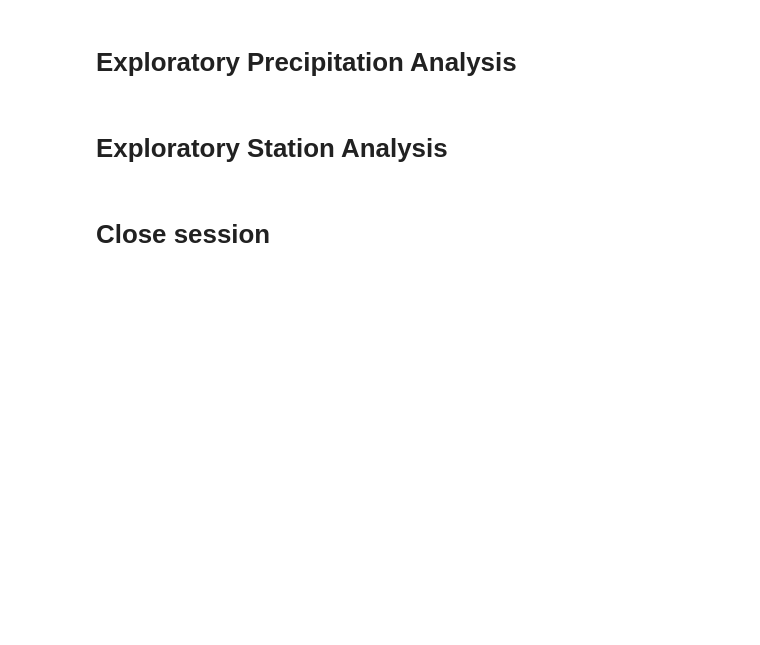
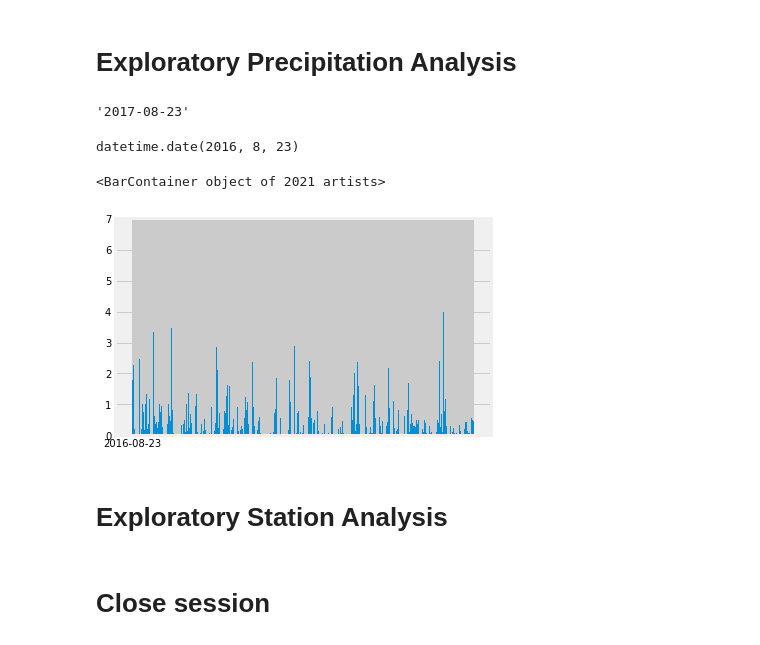
Before and after one commit to engeljason/sql_alchemy_playground, a Jupyter notebook: climate_analysis.ipynb, the cells around one changed output. Cells and saved outputs as stored; diff of their text form; code cells hidden in the pictures; blank space fills up the shorter version.

Commit message:
date queries and initial plot

```diff
--- a/climate_analysis.ipynb
+++ b/climate_analysis.ipynb
@@ -26,27 +30,40 @@ engine = create_engine(f"sqlite:///{resource_url}")
 # %%
 # Save references to each table
+Measurement = Base.classes.measurement
+Station = Base.classes.station
 # %%
 # Create our session (link) from Python to the DB
+session = Session(engine)
 # %% [markdown]
 # Exploratory Precipitation Analysis
 # %%
 # Find the most recent date in the data set.
+recent_dates = session.query(Measurement.date).order_by(Measurement.date.desc())
+last = recent_dates.first()[0]
+last
+# %% [output]
+'2017-08-23'
+# %%
+# Find when 12 months from most recent is
+last_date = dt.datetime.strptime(last, '%Y-%m-%d').date()
+delta = dateutil.relativedelta.relativedelta(months=-12)
+past = last_date+delta
+past
+# %% [output]
+datetime.date(2016, 8, 23)
 # %%
 # Design a query to retrieve the last 12 months of precipitation data and plot the results.
 # Starting from the most recent data point in the database.
+df = pd.read_sql(session.query(Measurement.date, Measurement.prcp).filter(Measurement.date >= past).statement, session.bind)\
+    .set_index('date')\
+        .dropna()\
+            .sort_index()
 
-# Calculate the date one year from the last date in data set.
-
-
-# Perform a query to retrieve the data and precipitation scores
-
-
-# Save the query results as a Pandas DataFrame and set the index to the date column
-
-
-# Sort the dataframe by date
-
-
+xticks=[date if i%(int(len(df.index)/10)) == 0 else '' for (i, date) in enumerate(df.index)]
 # Use Pandas Plotting with Matplotlib to plot the data
+plt.bar(x = df.index, height=df['prcp'], tick_label = xticks)
+# %% [output]
+<BarContainer object of 2021 artists>
+[figure, added]
 # %%
 # Use Pandas to calcualte the summary statistics for the precipitation data
```
Also changed, not shown: parts of 5 cells of this notebook.
